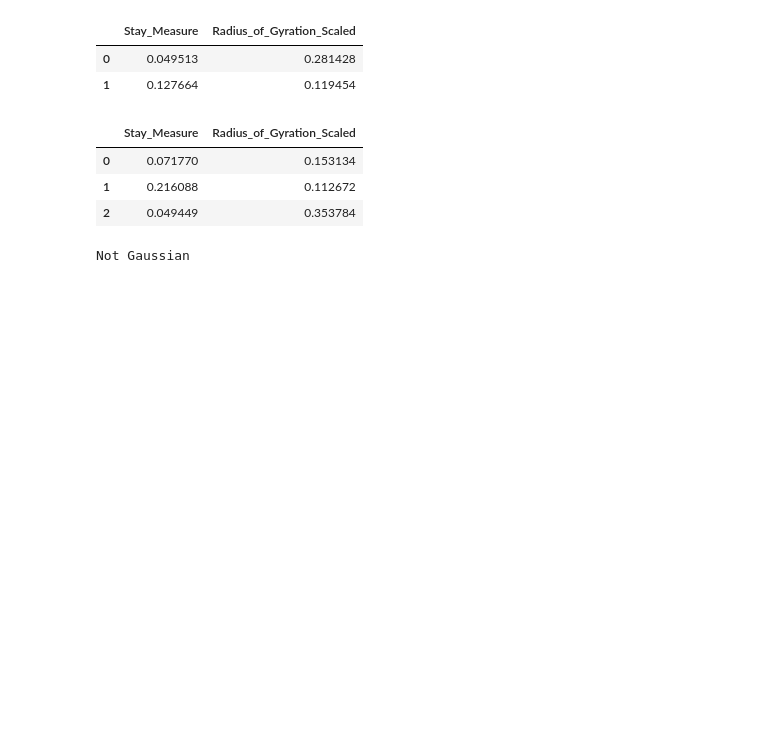
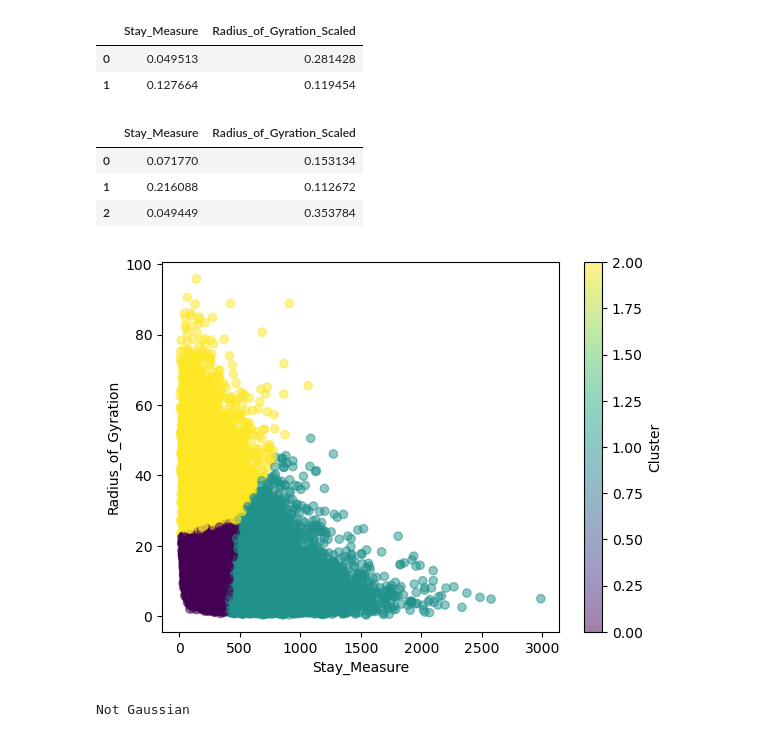
Before and after one commit to ANNIZHENG/MLModel_Eval_with_YJMob100K, a Jupyter notebook: Analysis.ipynb, the cells around one changed output. Drawn from its saved outputs; the diff is of its cells as text; code cells hidden in the pictures; blank space fills up the shorter version.

```diff
--- a/Analysis.ipynb
+++ b/Analysis.ipynb
@@ -275,6 +284,14 @@ pd.DataFrame(centroids, columns=['Stay_Measure', 'Radius_of_Gyration_Scaled']) #
 | 0 | 0.071770 | 0.153134 |
 | 1 | 0.216088 | 0.112672 |
 | 2 | 0.049449 | 0.353784 |
+# %%
+plt.scatter(analysis['Stay_Measure'], analysis['Radius_of_Gyration'], c=analysis['Cluster'], cmap='viridis', alpha=0.5)
+plt.xlabel('Stay_Measure')
+plt.ylabel('Radius_of_Gyration')
+plt.colorbar(label='Cluster')
+plt.show()
+# %% [output]
+[figure, added]
 # %%
 # Check normality
 from scipy.stats import shapiro
```
Also changed, not shown: parts of 23 cells of this notebook.
